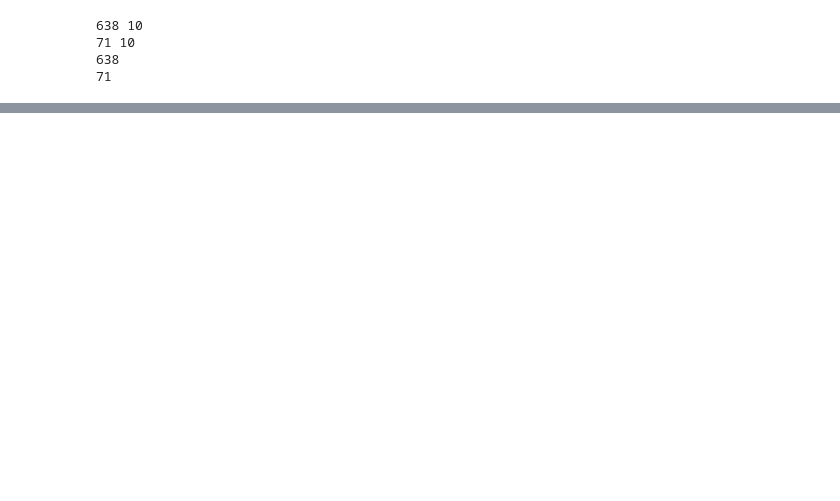
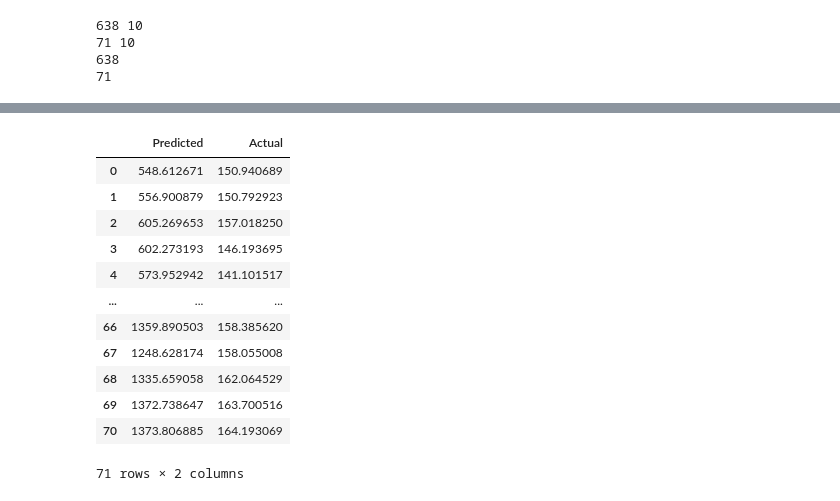
Before and after one commit to kanggg007/Cyptocurrency_project, a Jupyter notebook: Time Series LSTMs Bitcoin.ipynb, the cells around one changed output, grey strips where cells are left out. Cells and saved outputs as stored; diff of their text form; code cells hidden in the pictures; blank space fills up the shorter version.

```diff
--- a/Time Series LSTMs Bitcoin.ipynb
+++ b/Time Series LSTMs Bitcoin.ipynb
@@ -151,0 +152,3 @@ Text(0.5, 1.0, 'Train Dataset')
+# %%
+list1 = scl.inverse_transform(y_test.reshape(-1,1)).tolist()
+list2 = scl.inverse_transform(Xt).tolist()
@@ -152,3 +195,25 @@ Text(0.5, 1.0, 'Train Dataset')
+# %%
+test=pd.DataFrame(list1)
+# %%
+test2=pd.DataFrame(list2)
+# %%
+test_merge = test.merge(test2, left_index=True, right_index=True)
+test_merge.columns=['Predicted', 'Actual']
+test_merge
+# %% [output]
+|  | Predicted | Actual |
+| 0 | 548.612671 | 150.940689 |
+| 1 | 556.900879 | 150.792923 |
+| 2 | 605.269653 | 157.018250 |
+| 3 | 602.273193 | 146.193695 |
+| 4 | 573.952942 | 141.101517 |
+| ... | ... | ... |
+| 66 | 1359.890503 | 158.385620 |
+| 67 | 1248.628174 | 158.055008 |
+| 68 | 1335.659058 | 162.064529 |
+| 69 | 1372.738647 | 163.700516 |
+| 70 | 1373.806885 | 164.193069 |
+71 rows × 2 columns
 # %%
 plt.figure(figsize=(12,8))
 Xt = model.predict(X_test)
```
Also changed, not shown: parts of 11 cells of this notebook, 6 other files.
